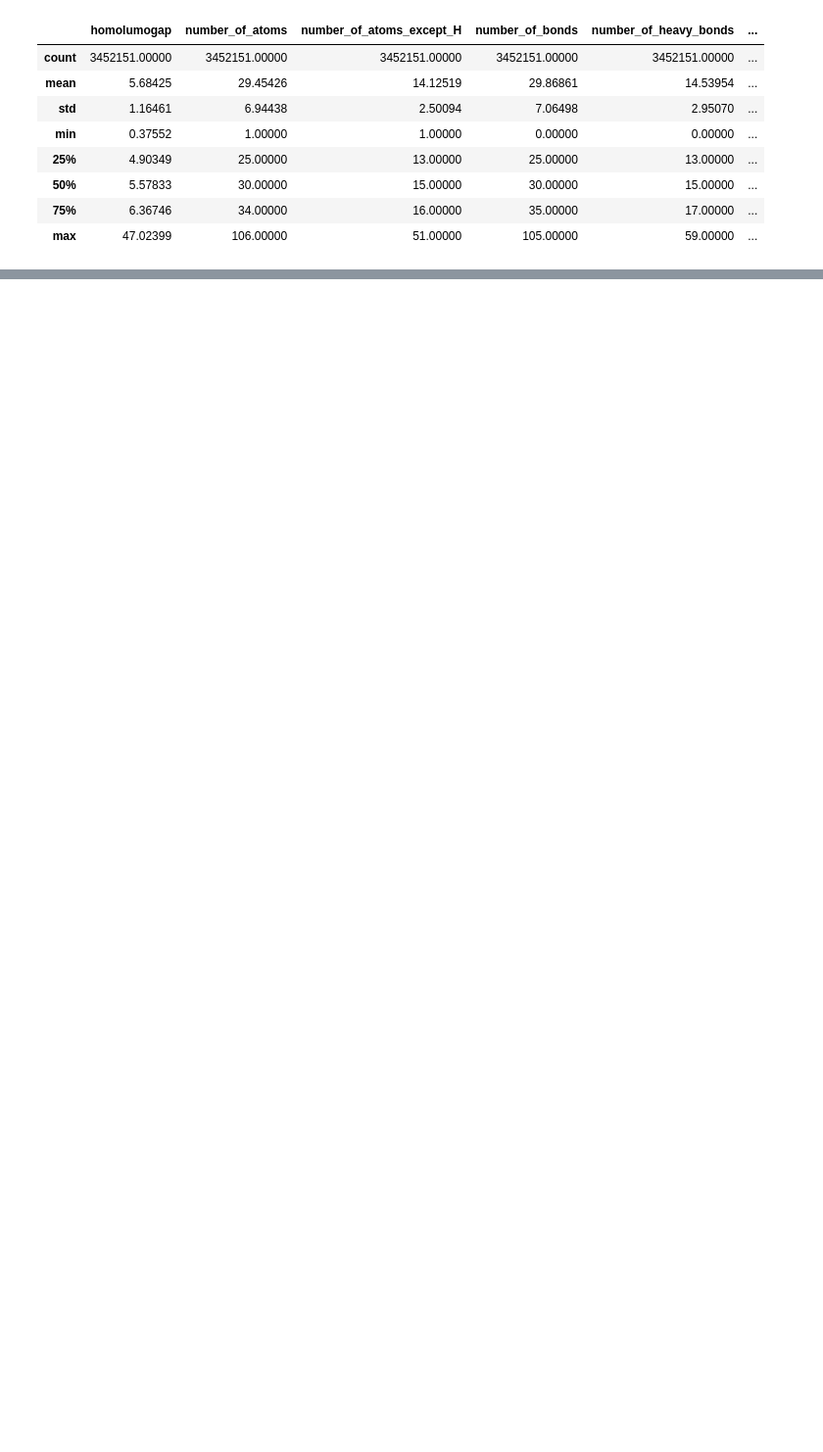
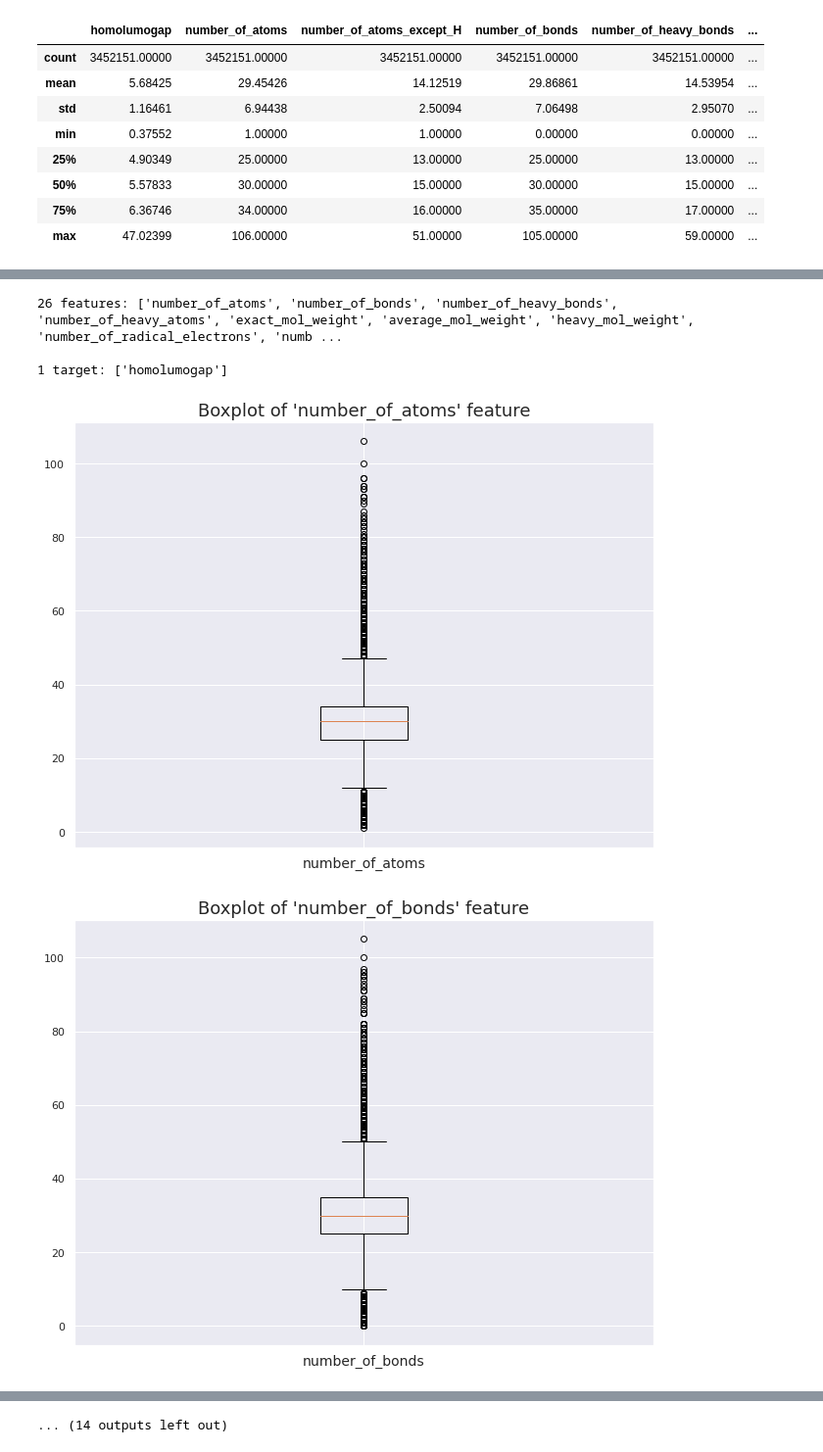
Before and after one commit to henchaves/coc361-ic, a Jupyter notebook: notebooks/03 - Exploratory Data Analysis.ipynb, the cells around one changed output, grey strips where cells are left out. Shown at 98% size. Saved outputs shown, nothing was run; the diff lists cells and outputs as text; code cells hidden in the pictures; blank space fills up the shorter version.

```diff
--- a/notebooks/03 - Exploratory Data Analysis.ipynb
+++ b/notebooks/03 - Exploratory Data Analysis.ipynb
@@ -69,0 +155,22 @@ df = df.drop("number_of_conformations", axis=1)
+# %%
+features = list(df.columns[2:])
+target = list(df.columns[1:2])
+
+print(f"{len(features)} features: {features}\n")
+print(f"{len(target)} target: {target}")
+# %% [output]
+26 features: ['number_of_atoms', 'number_of_bonds', 'number_of_heavy_bonds', 'number_of_heavy_atoms', 'exact_mol_weight', 'average_mol_weight', 'heavy_mol_weight', 'number_of_radical_electrons', 'numb ...
+
+1 target: ['homolumogap']
+# %%
+# BOXPLOTS
+for feature in features:
+    fig, ax = plt.subplots(figsize=(9, 7))
+    ax.boxplot(df[feature])
+    ax.set_title(f"Boxplot of '{feature}' feature", fontsize=18)
+    ax.set_xticklabels([feature], fontsize=14)
+    fig.tight_layout()
+    plt.show()
+# %% [output]
+[figure, added]
+[figure, added]
@@ -69,0 +187 @@ df = df.drop("number_of_conformations", axis=1)
+... (14 outputs left out)
```
Also changed, not shown: parts of 17 cells of this notebook.
